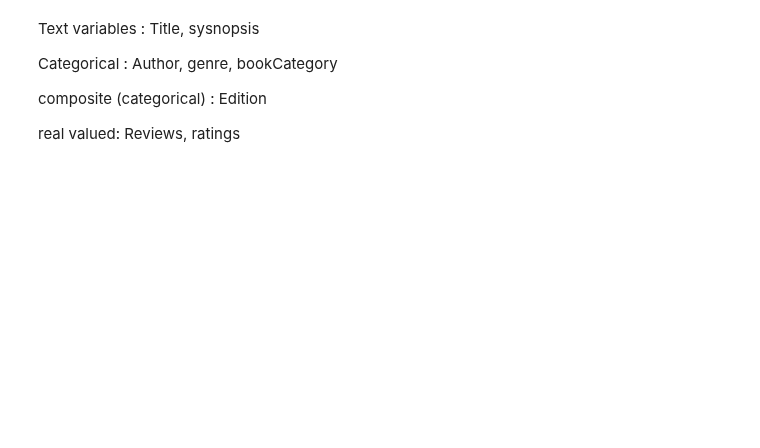
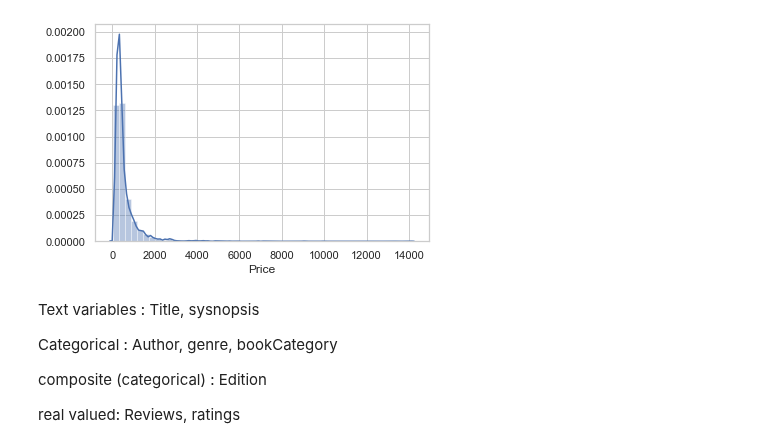
Before and after one commit to prerit2010/predictBookPrices, a Jupyter notebook: data_prep.ipynb, the cells around one changed output. Saved outputs shown, nothing was run; the diff lists cells and outputs as text; code cells hidden in the pictures; blank space fills up the shorter version.

```diff
--- a/data_prep.ipynb
+++ b/data_prep.ipynb
@@ -43,3 +52,5 @@ df_testing = pd.read_csv("Data/" + data_test)
 # %%
-# sns.distplot(df_train['Price']);
-# pyplot.pyplot.show()
+sns.distplot(df_train['Price']);
+pyplot.pyplot.show()
+# %% [output]
+[figure, added]
```
Also changed, not shown: parts of 22 cells of this notebook.
